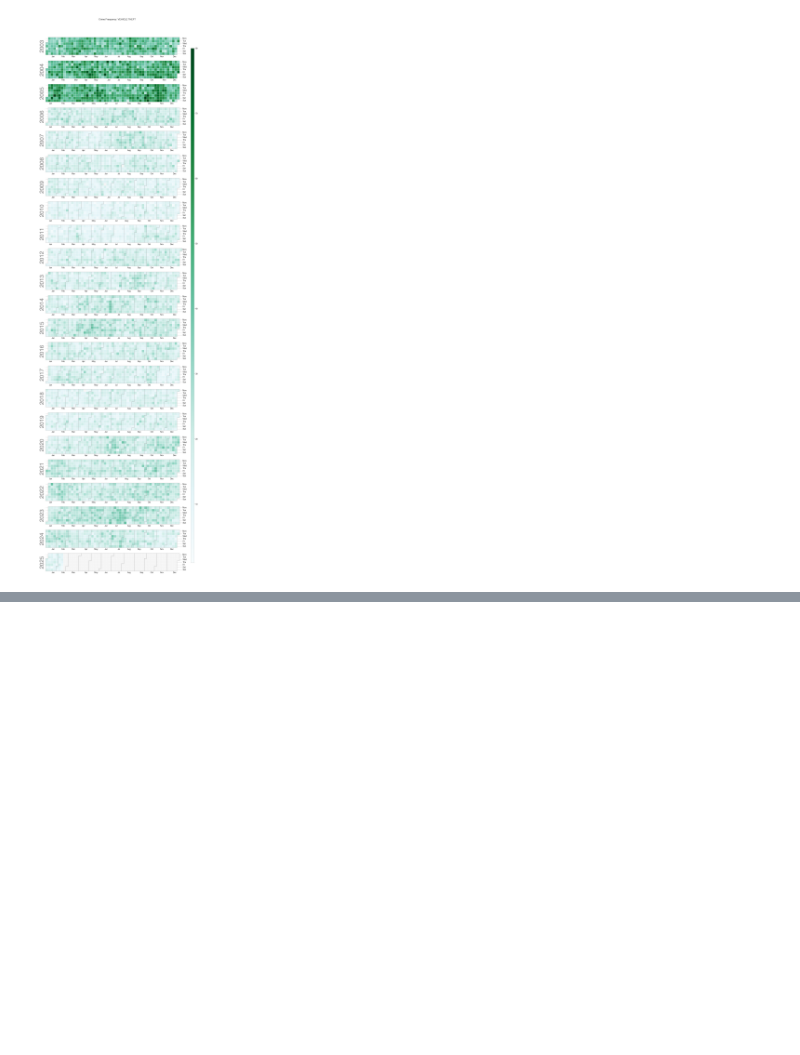
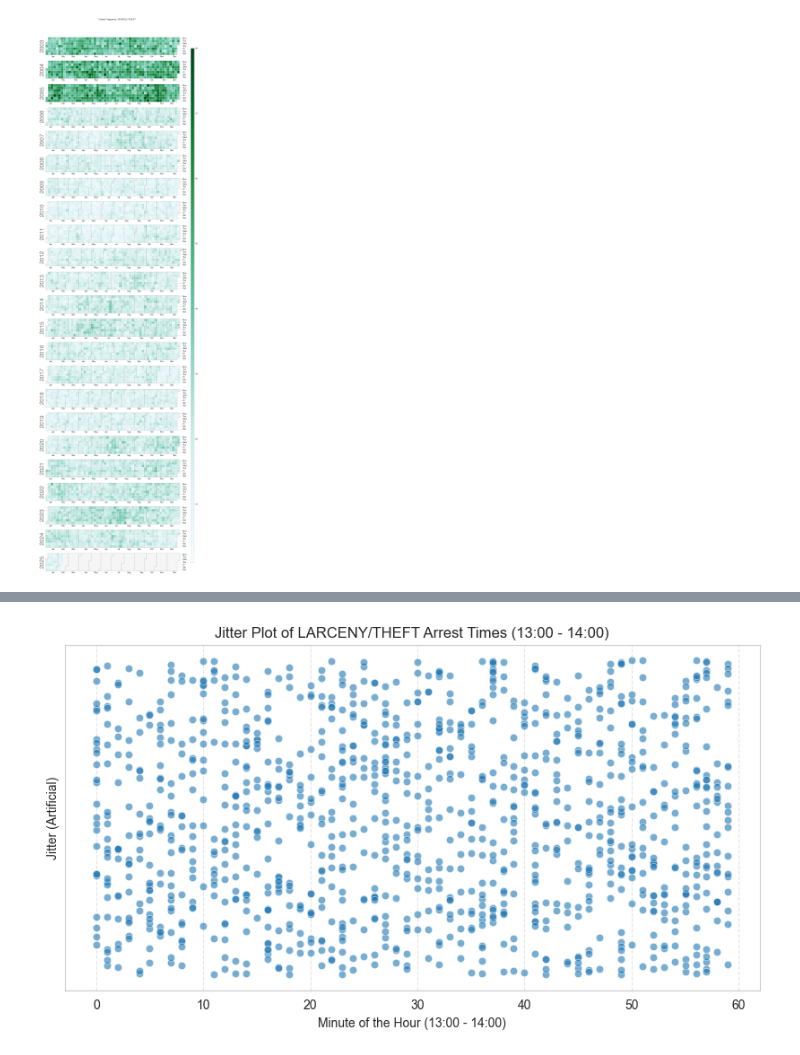
Before and after one commit to Jawsen/Social_Data, a Jupyter notebook: Assignment-1/assignment1.ipynb, the cells around one changed output, grey strips where cells are left out. Saved outputs shown, nothing was run; the diff lists cells and outputs as text; code cells hidden in the pictures; blank space fills up the shorter version.

```diff
--- a/Assignment-1/assignment1.ipynb
+++ b/Assignment-1/assignment1.ipynb
@@ -231,0 +278,37 @@ plt.show()
+# %%
+# Convert "Incident Time" to extract hours correctly
+df["Hour"] = pd.to_numeric(df["Incident Time"], errors="coerce")
+
+# Generate random "Minute" values (since dataset only has Hour)
+df["Minute"] = np.random.randint(0, 60, size=len(df))
+
+# Select a crime type and filter a time interval (6 months)
+crime_type = "LARCENY/THEFT"
+start_date = "2023-01-01"
+end_date = "2023-06-30"
+selected_hour = 13
+
+df_filtered = df[
+    (df["Incident Category"] == crime_type) &
+    (df["Incident Date"] >= start_date) &
+    (df["Incident Date"] <= end_date) &
+    (df["Hour"] == selected_hour)
+].copy()
+
+# Create vertical jitter using random values
+df_filtered["Jitter"] = np.random.uniform(-0.3, 0.3, size=len(df_filtered))
+
+# Plot jitter plot
+plt.figure(figsize=(10, 5))
+sns.scatterplot(x=df_filtered["Minute"], y=df_filtered["Jitter"], alpha=0.6)
+
+# Labels and aesthetics
+plt.xlabel("Minute of the Hour (13:00 - 14:00)")
+plt.ylabel("Jitter (Artificial)")
+plt.title(f"Jitter Plot of {crime_type} Arrest Times (13:00 - 14:00)")
+plt.yticks([])
+plt.grid(True, linestyle="--", alpha=0.5)
+
+plt.show()
+# %% [output]
+[figure, added]
```
Also changed, not shown: parts of 51 cells of this notebook.
